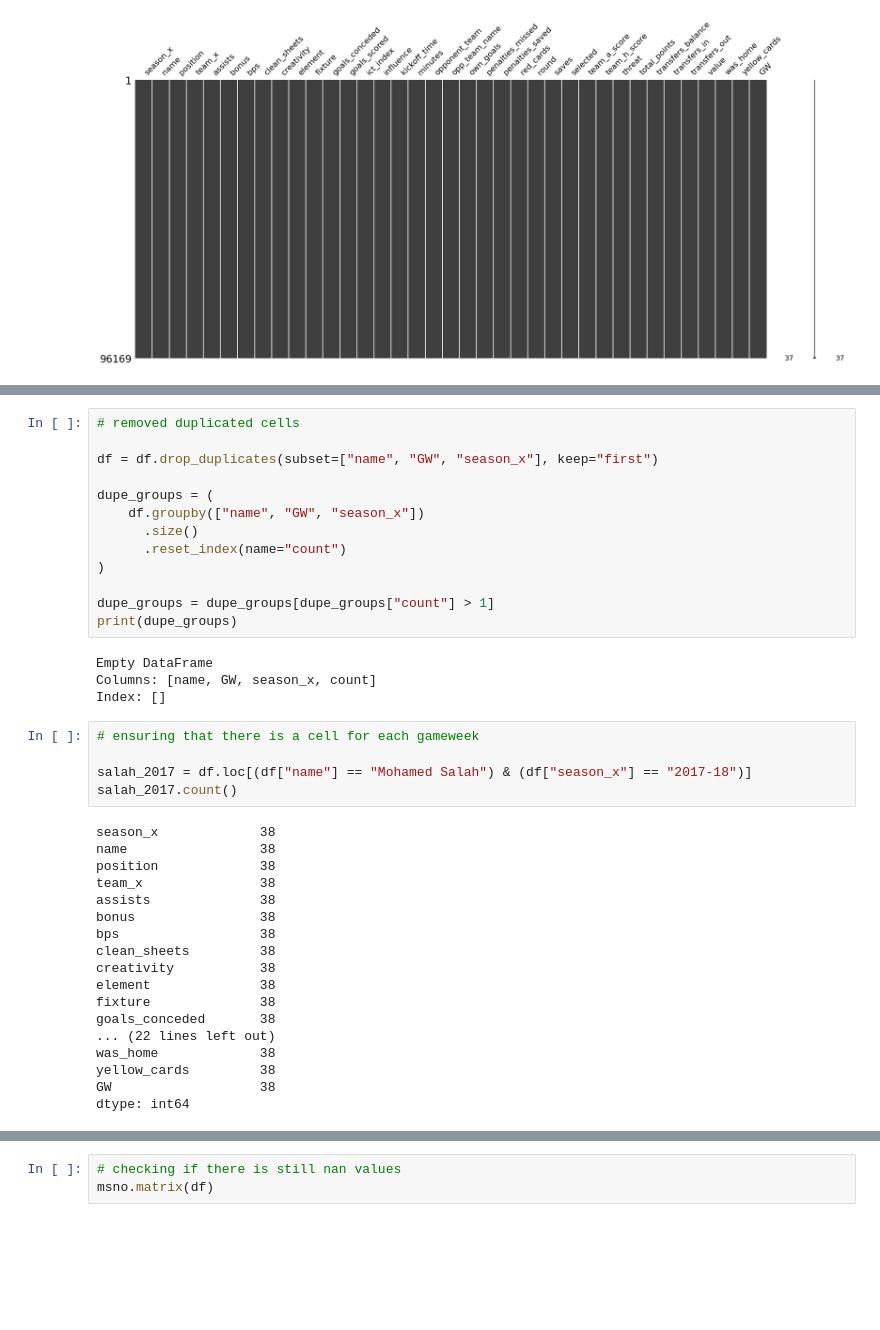
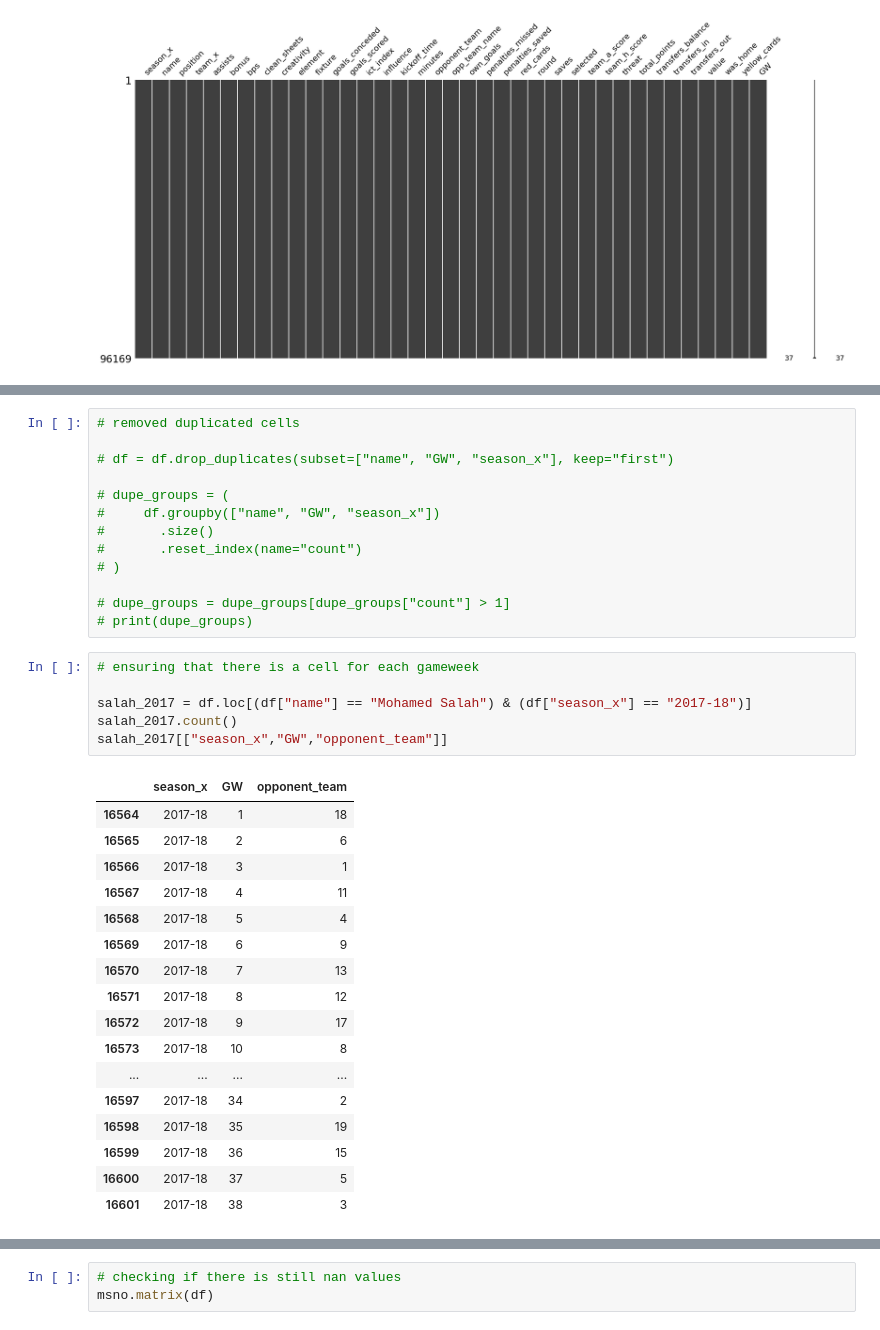
Before and after one commit to abdelrahman1903/Fantasy-Premier-League-Ai-Assistant, a Jupyter notebook: pl-2016-2023.ipynb, the cells around one changed output, grey strips where cells are left out. Saved outputs shown, nothing was run; the diff lists cells and outputs as text; blank space fills up the shorter version.

```diff
--- a/pl-2016-2023.ipynb
+++ b/pl-2016-2023.ipynb
@@ -210,41 +220,38 @@ dtype: int64
 # %%
 # removed duplicated cells
 
-df = df.drop_duplicates(subset=["name", "GW", "season_x"], keep="first")
+# df = df.drop_duplicates(subset=["name", "GW", "season_x"], keep="first")
 
-dupe_groups = (
-    df.groupby(["name", "GW", "season_x"])
-      .size()
-      .reset_index(name="count")
-)
+# dupe_groups = (
+#     df.groupby(["name", "GW", "season_x"])
+#       .size()
+#       .reset_index(name="count")
+# )
 
-dupe_groups = dupe_groups[dupe_groups["count"] > 1]
-print(dupe_groups)
+# dupe_groups = dupe_groups[dupe_groups["count"] > 1]
+# print(dupe_groups)
-# %% [output]
-Empty DataFrame
-Columns: [name, GW, season_x, count]
-Index: []
 # %%
 # ensuring that there is a cell for each gameweek
 
 salah_2017 = df.loc[(df["name"] == "Mohamed Salah") & (df["season_x"] == "2017-18")]
 salah_2017.count()
+salah_2017[["season_x","GW","opponent_team"]]
 # %% [output]
-season_x             38
-name                 38
-position             38
-team_x               38
-assists              38
-bonus                38
-bps                  38
-clean_sheets         38
-creativity           38
-element              38
-fixture              38
-goals_conceded       38
-... (22 lines left out)
-was_home             38
-yellow_cards         38
-GW                   38
-dtype: int64
+|  | season_x | GW | opponent_team |
+| 16564 | 2017-18 | 1 | 18 |
+| 16565 | 2017-18 | 2 | 6 |
+| 16566 | 2017-18 | 3 | 1 |
+| 16567 | 2017-18 | 4 | 11 |
+| 16568 | 2017-18 | 5 | 4 |
+| 16569 | 2017-18 | 6 | 9 |
+| 16570 | 2017-18 | 7 | 13 |
+| 16571 | 2017-18 | 8 | 12 |
+| 16572 | 2017-18 | 9 | 17 |
+| 16573 | 2017-18 | 10 | 8 |
+| ... | ... | ... | ... |
+| 16597 | 2017-18 | 34 | 2 |
+| 16598 | 2017-18 | 35 | 19 |
+| 16599 | 2017-18 | 36 | 15 |
+| 16600 | 2017-18 | 37 | 5 |
+| 16601 | 2017-18 | 38 | 3 |
 # %%
```
Also changed, not shown: parts of 48 cells of this notebook.
